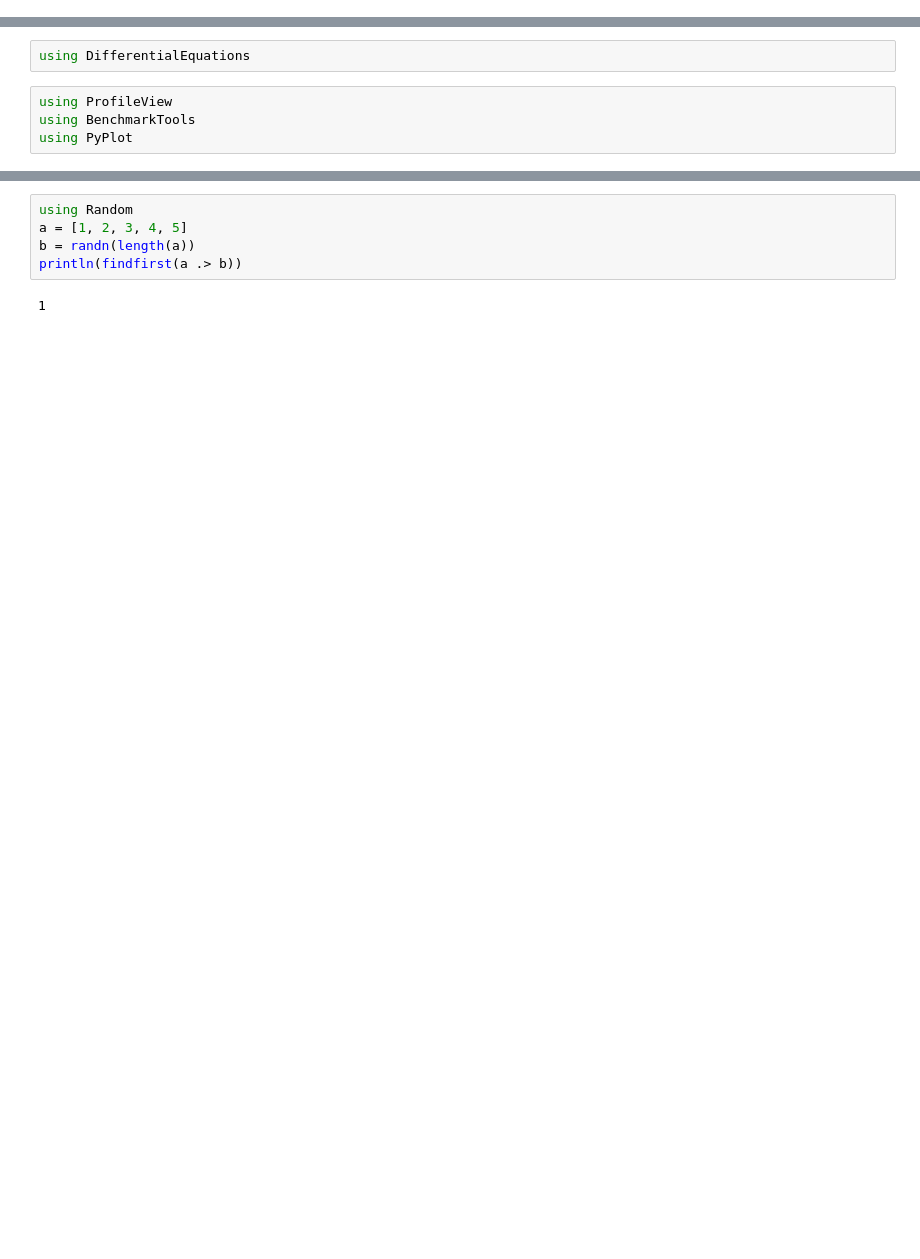
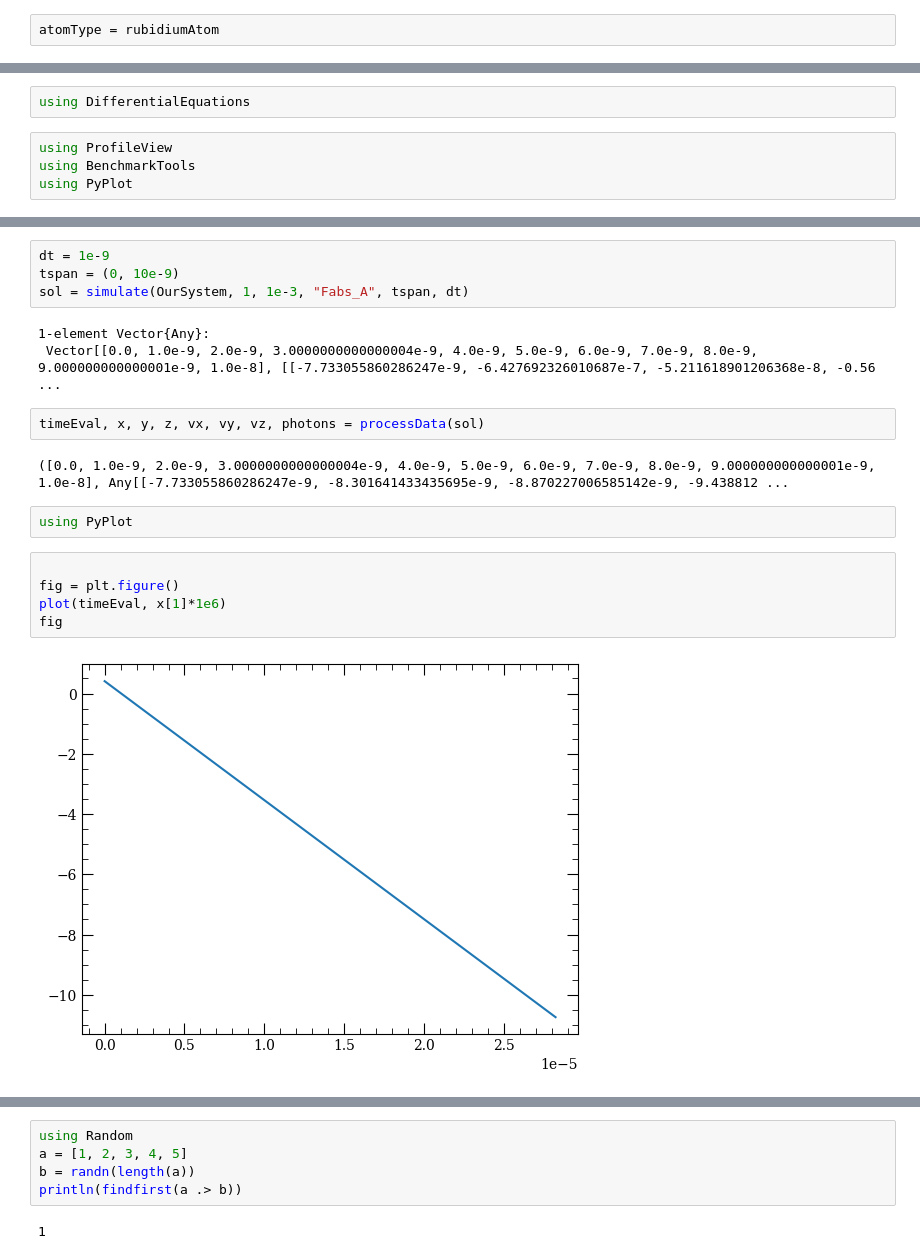
Before and after one commit to JeshurunLuke/TrajSimulation, a Jupyter notebook: SimulatorJulv2.ipynb, the cells around one changed output, grey strips where cells are left out. Saved outputs shown, nothing was run; the diff lists cells and outputs as text; blank space fills up the shorter version.

Commit message:
Processes w/ multiple profiles

```diff
--- a/SimulatorJulv2.ipynb
+++ b/SimulatorJulv2.ipynb
@@ -8,0 +10,2 @@ using .CoolTrap
+# %%
+atomType = rubidiumAtom
@@ -76 +118,21 @@ threadCount(OurSystem)
+# %%
+dt = 1e-9
+tspan = (0, 10e-9)
+sol = simulate(OurSystem, 1, 1e-3, "Fabs_A", tspan, dt)
+# %% [output]
+1-element Vector{Any}:
+ Vector[[0.0, 1.0e-9, 2.0e-9, 3.0000000000000004e-9, 4.0e-9, 5.0e-9, 6.0e-9, 7.0e-9, 8.0e-9, 9.000000000000001e-9, 1.0e-8], [[-7.733055860286247e-9, -6.427692326010687e-7, -5.211618901206368e-8, -0.56 ...
+# %%
+timeEval, x, y, z, vx, vy, vz, photons = processData(sol)
+# %% [output]
+([0.0, 1.0e-9, 2.0e-9, 3.0000000000000004e-9, 4.0e-9, 5.0e-9, 6.0e-9, 7.0e-9, 8.0e-9, 9.000000000000001e-9, 1.0e-8], Any[[-7.733055860286247e-9, -8.301641433435695e-9, -8.870227006585142e-9, -9.438812 ...
+# %%
+using PyPlot
+# %%
+
+fig = plt.figure()
+plot(timeEval, x[1]*1e6)
+fig
+# %% [output]
+[figure, added]
 # %%
```
Also changed, not shown: parts of 31 cells of this notebook, 2 other files.
